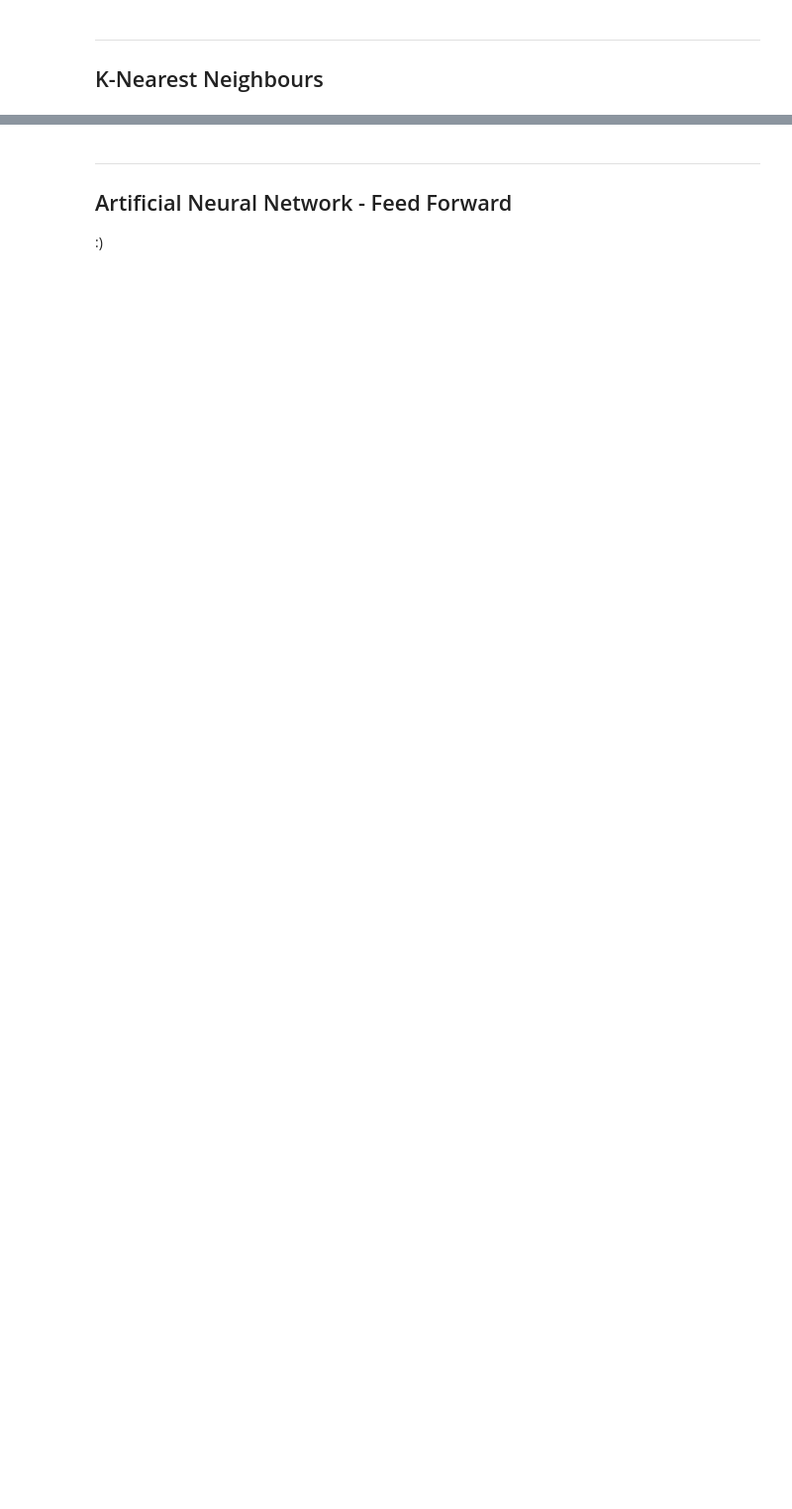
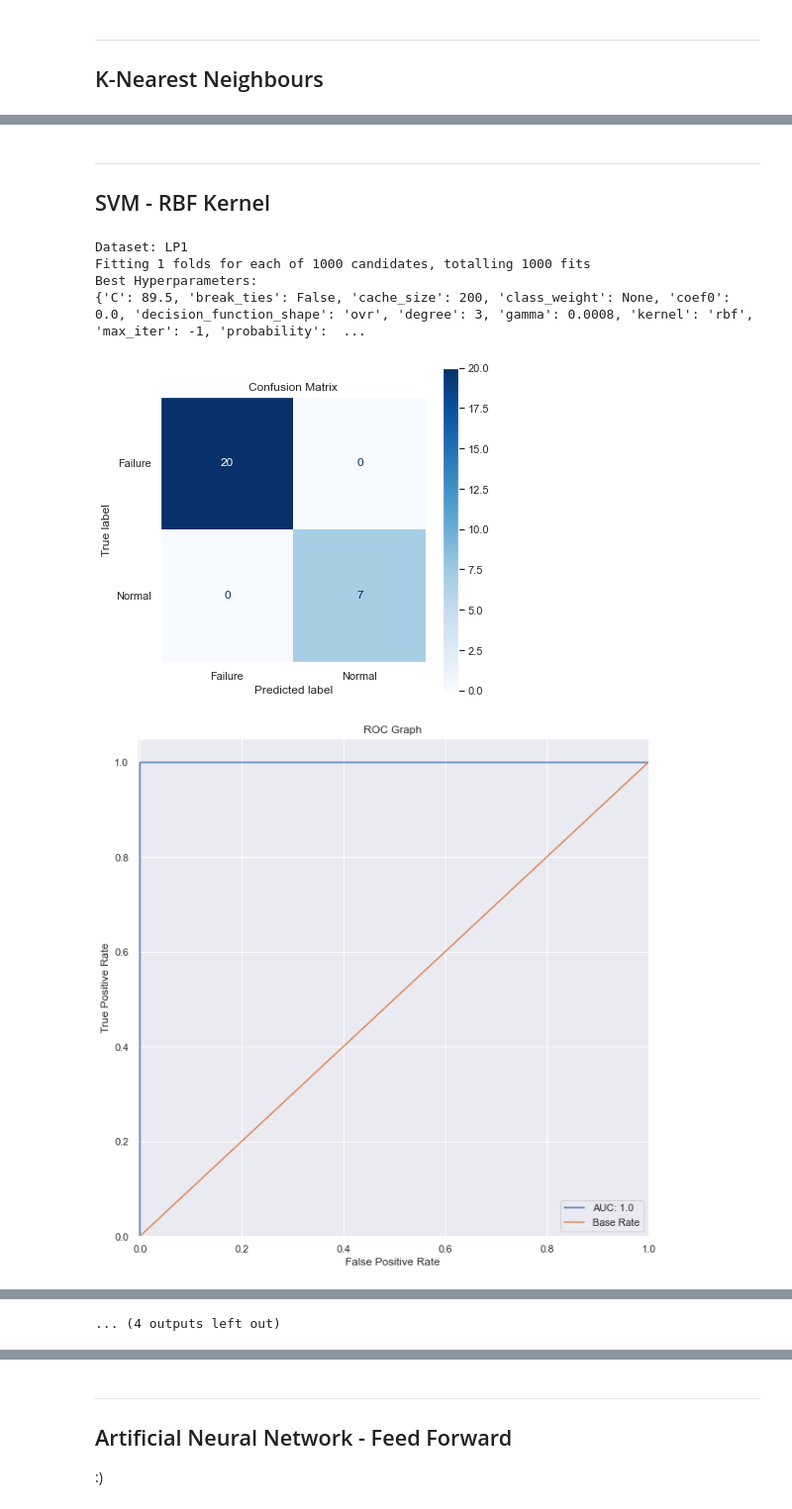
Before and after one commit to Danielwoodh/Robot-Failure-Classification, a Jupyter notebook: robot-failure-classification.ipynb, the cells around one changed output, grey strips where cells are left out. Shown at 99% size. Saved outputs shown, nothing was run; the diff lists cells and outputs as text; code cells hidden in the pictures; blank space fills up the shorter version.

```diff
--- a/robot-failure-classification.ipynb
+++ b/robot-failure-classification.ipynb
@@ -987,0 +1355,52 @@ for dataset, input_cols, output_cols, name in binary_zipped_dict:
+# %% [markdown]
+---
+## SVM - RBF Kernel
+# %%
+# Setting hyperparameters
+params = {
+    # Regularization parameter
+    'C': np.arange(0, 100, 0.1),
+    # Kernel coefficient
+    'gamma': [
+        0.0001, 0.0002, 0.0005, 0.0008,
+        0.001, 0.002, 0.005, 0.008,
+        0.01, 0.02, 0.05, 0.08,
+        0.1, 0.2, 0.5, 0.8,
+        1, 2, 5, 8,
+        10, 20, 50, 80, 100
+    ]
+}
+# %%
+for dataset, input_cols, output_cols, name in binary_zipped_dict:
+    print(f'Dataset: {name}')
+    build_model(
+        # The dataset to be used
+        df=dataset,
+        # The classifier to be used
+        classifier=SVC(kernel='rbf'),
+        # The hyperparameters to be used
+        hyperparams=params,
+        # Amount of K Cross-folds to use,
+        # if cv=1 no folds are used
+        cv=1,
+        # Boolean, should SMOTE be used, default True
+        smote=True,
+        # Defining the size of the test dataset
+        test_size=0.3,
+        # Number of iterations to determine best params
+        n_iter=1000,
+        # Input columns to be used
+        input_cols=input_cols,
+        # Output columns to be used
+        output_cols=output_cols,
+        # Boolean, should verbose be used, default True
+        verbose=True
+    )
+    print('=' * 125)
+# %% [output]
+Dataset: LP1
+Fitting 1 folds for each of 1000 candidates, totalling 1000 fits
+Best Hyperparameters:
+{'C': 89.5, 'break_ties': False, 'cache_size': 200, 'class_weight': None, 'coef0': 0.0, 'decision_function_shape': 'ovr', 'degree': 3, 'gamma': 0.0008, 'kernel': 'rbf', 'max_iter': -1, 'probability':  ...
+[figure, added]
+[figure, added]
@@ -987,0 +1467 @@ for dataset, input_cols, output_cols, name in binary_zipped_dict:
+... (4 outputs left out)
```
Also changed, not shown: parts of 21 cells of this notebook, 1 other file.
